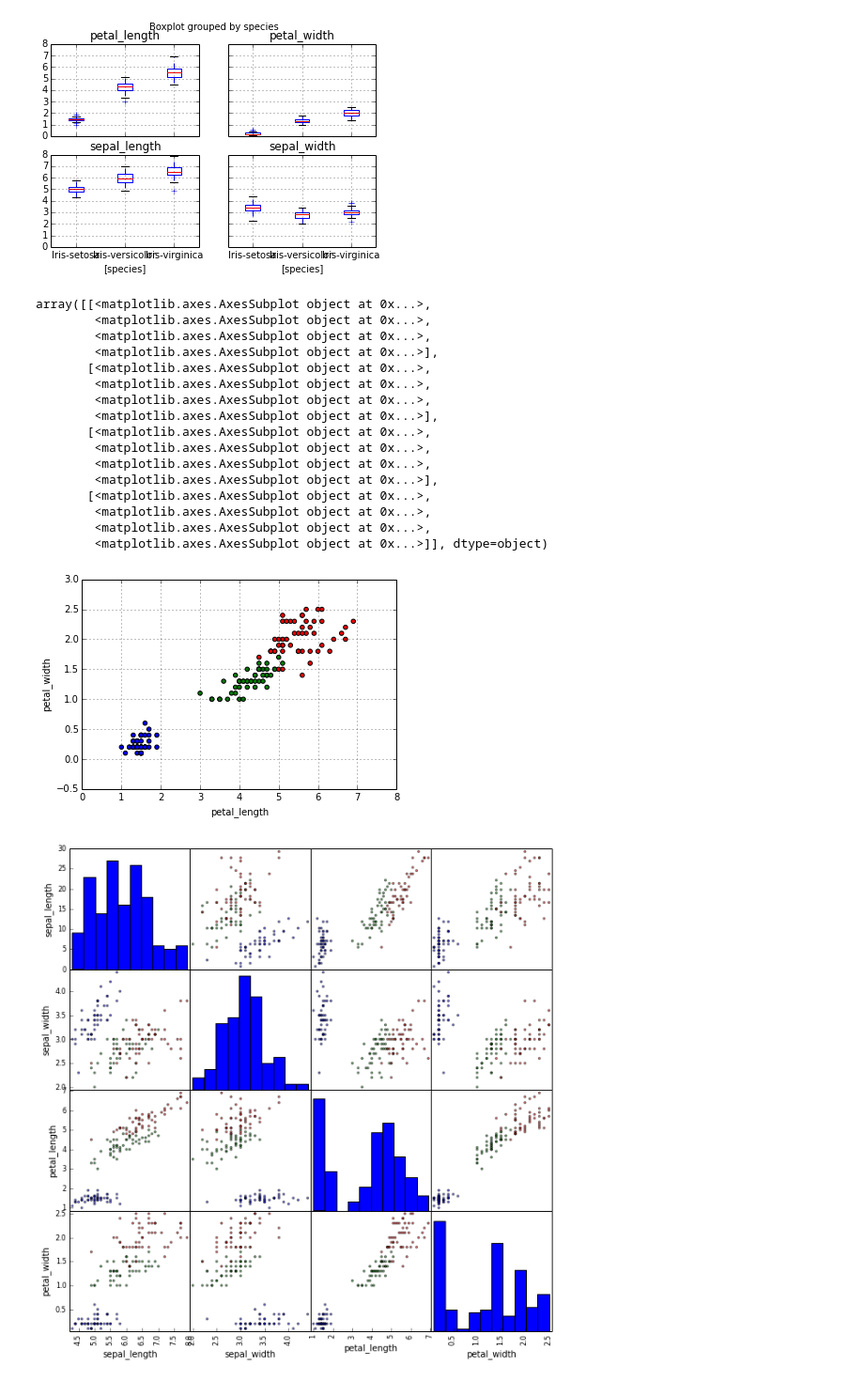
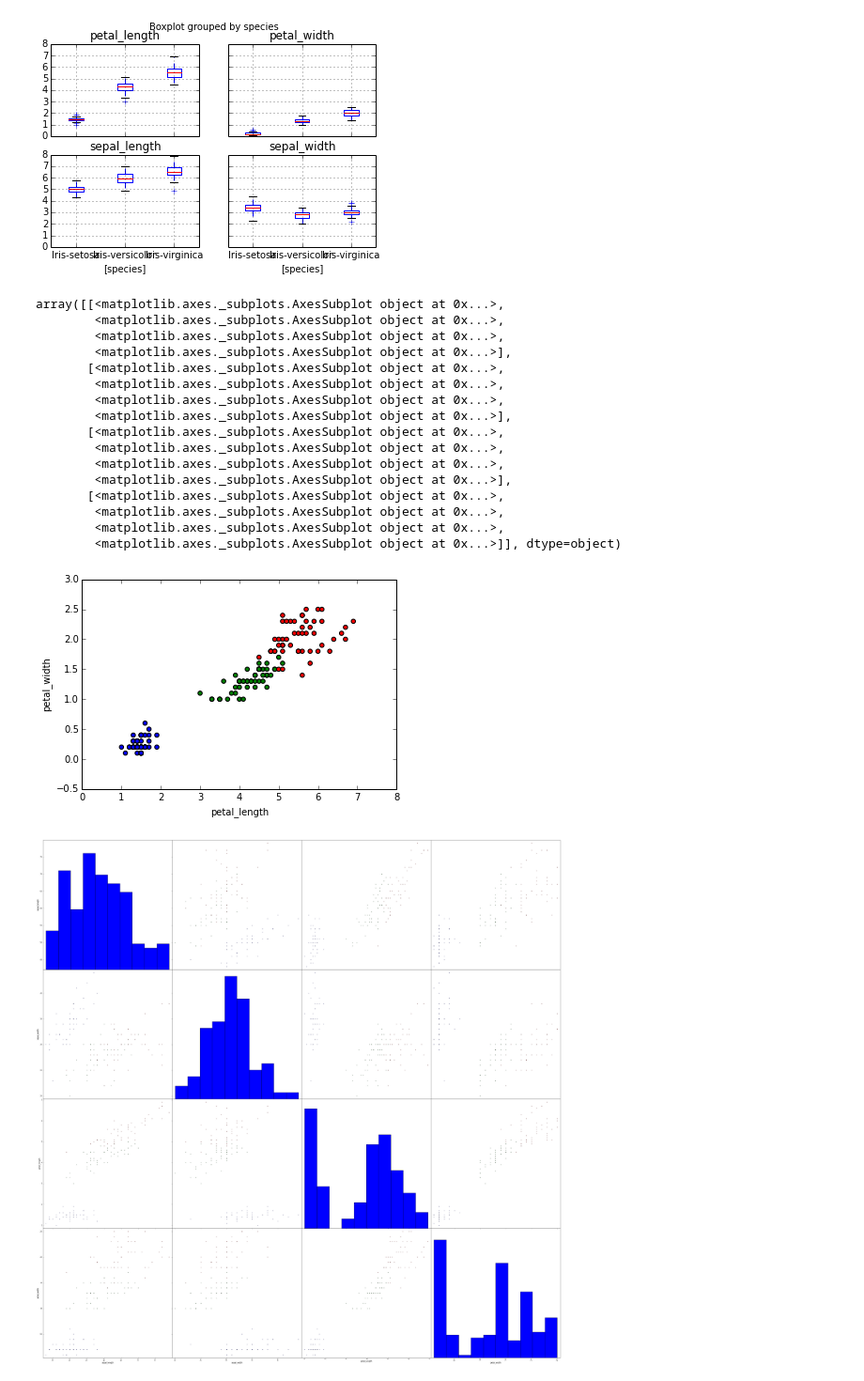
Before and after one commit to chrisabruce/sfdat22_work, a Jupyter notebook: notebooks/03_pandas.ipynb, the cells around one changed output. Shown: that part at 94% size. Drawn from its saved outputs; the diff is of its cells as text; code cells hidden in the pictures.

```diff
--- a/notebooks/03_pandas.ipynb
+++ b/notebooks/03_pandas.ipynb
@@ -180,50 +180,55 @@ array([[<matplotlib.axes.AxesSubplot object at 0x...>,
 
 '''
 create a function called color_flower that takes in a string
 
 if the string inputed is "Iris-setosa":
     return "b"
 else if the string inputted is "Iris-virginica":
     return "r"
 else:
     return "g"
 
 
 
 '''
-
+def color_flower(s):
+    if s == "Iris-setosa":
+        return "b"
+    elif s == "Iris-virginica":
+        return "r"
+    return "g"
 
 # apply this function to the species column to give us
 # designated colors!
 
 colors = iris.species.apply(color_flower)
 
 colors
 
 
 iris.plot(x='petal_length', y='petal_width', kind='scatter', c=colors)
 
 
 
 
-pd.scatter_matrix(iris, c=colors, figsize = (10,10))
+pd.scatter_matrix(iris, c=colors, figsize = (50,50))
 # look at petal length vs petal width
 # %% [output]
-array([[<matplotlib.axes.AxesSubplot object at 0x...>,
-        <matplotlib.axes.AxesSubplot object at 0x...>,
-        <matplotlib.axes.AxesSubplot object at 0x...>,
-        <matplotlib.axes.AxesSubplot object at 0x...>],
-       [<matplotlib.axes.AxesSubplot object at 0x...>,
-        <matplotlib.axes.AxesSubplot object at 0x...>,
-        <matplotlib.axes.AxesSubplot object at 0x...>,
-        <matplotlib.axes.AxesSubplot object at 0x...>],
-       [<matplotlib.axes.AxesSubplot object at 0x...>,
-        <matplotlib.axes.AxesSubplot object at 0x...>,
-        <matplotlib.axes.AxesSubplot object at 0x...>,
-        <matplotlib.axes.AxesSubplot object at 0x...>],
-       [<matplotlib.axes.AxesSubplot object at 0x...>,
-        <matplotlib.axes.AxesSubplot object at 0x...>,
-        <matplotlib.axes.AxesSubplot object at 0x...>,
-        <matplotlib.axes.AxesSubplot object at 0x...>]], dtype=object)
+array([[<matplotlib.axes._subplots.AxesSubplot object at 0x...>,
+        <matplotlib.axes._subplots.AxesSubplot object at 0x...>,
+        <matplotlib.axes._subplots.AxesSubplot object at 0x...>,
+        <matplotlib.axes._subplots.AxesSubplot object at 0x...>],
+       [<matplotlib.axes._subplots.AxesSubplot object at 0x...>,
+        <matplotlib.axes._subplots.AxesSubplot object at 0x...>,
+        <matplotlib.axes._subplots.AxesSubplot object at 0x...>,
+        <matplotlib.axes._subplots.AxesSubplot object at 0x...>],
+       [<matplotlib.axes._subplots.AxesSubplot object at 0x...>,
+        <matplotlib.axes._subplots.AxesSubplot object at 0x...>,
+        <matplotlib.axes._subplots.AxesSubplot object at 0x...>,
+        <matplotlib.axes._subplots.AxesSubplot object at 0x...>],
+       [<matplotlib.axes._subplots.AxesSubplot object at 0x...>,
+        <matplotlib.axes._subplots.AxesSubplot object at 0x...>,
+        <matplotlib.axes._subplots.AxesSubplot object at 0x...>,
+        <matplotlib.axes._subplots.AxesSubplot object at 0x...>]], dtype=object)
-[figure, old version]
+[figure, new version]
-[figure, old version]
+[figure, new version]
```
Also changed, not shown: 2 other files.
